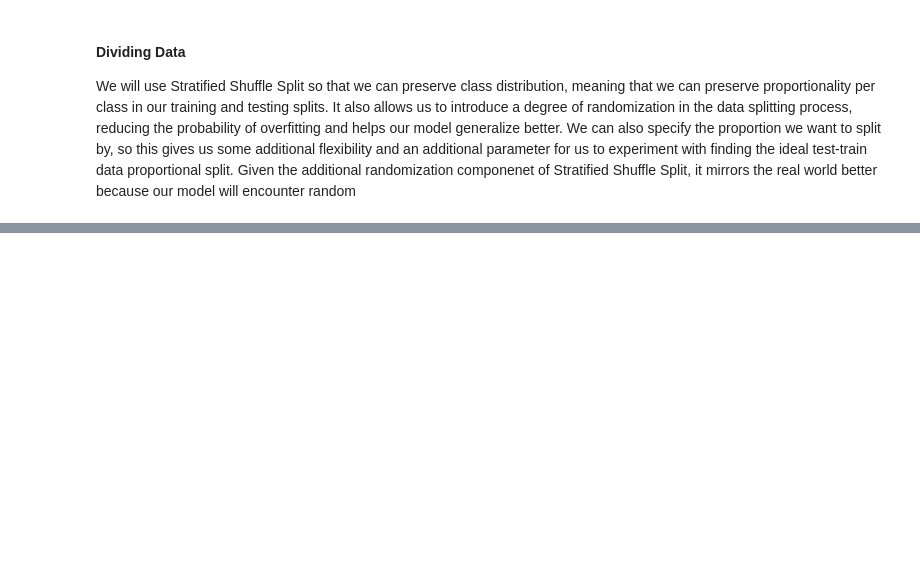
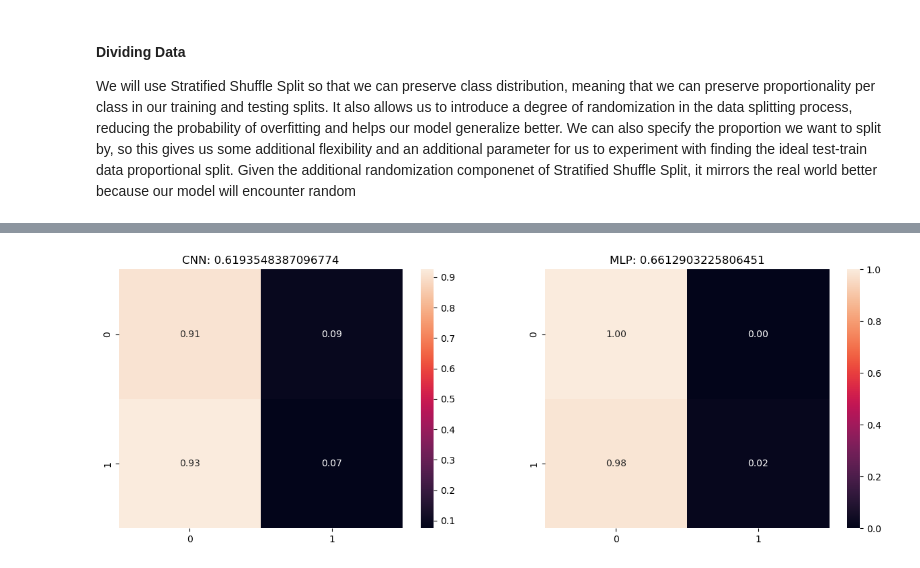
Before and after one commit to S-Bryce/ML-Lab-6, a Jupyter notebook: main.ipynb, the cells around one changed output, grey strips where cells are left out. Saved outputs shown, nothing was run; the diff lists cells and outputs as text; code cells hidden in the pictures; blank space fills up the shorter version.

```diff
--- a/main.ipynb
+++ b/main.ipynb
@@ -440,7 +439,8 @@ num_filt_layers = [16, 32]
 for num_filters in num_filt_layers:
     cnn4.add( Conv2D(filters=num_filters,
                     kernel_size=(3,3),
-                    padding='same'))
+                    padding='same', input_shape=(192,192,1),
+                    ) )
     cnn4.add( Activation('relu'))
     cnn4.add( MaxPooling2D(pool_size=(2, 2)))
 
@@ -457,8 +457,9 @@ cnn4.compile(loss='mean_squared_error',
               optimizer='rmsprop',
               metrics=['accuracy'])
 
-cnn4.fit(X_train, y_train_ohe,
+cnn4.fit(X_train, y_train,
         batch_size=32, epochs=150,
         shuffle=True, verbose=0)
 
 compare_mlp_cnn(cnn4,mlp,X_test,y_test)
+# %% [output]
@@ -464,0 +470 @@ compare_mlp_cnn(cnn4,mlp,X_test,y_test)
+[figure, added]
```
Also changed, not shown: parts of 17 cells of this notebook.
